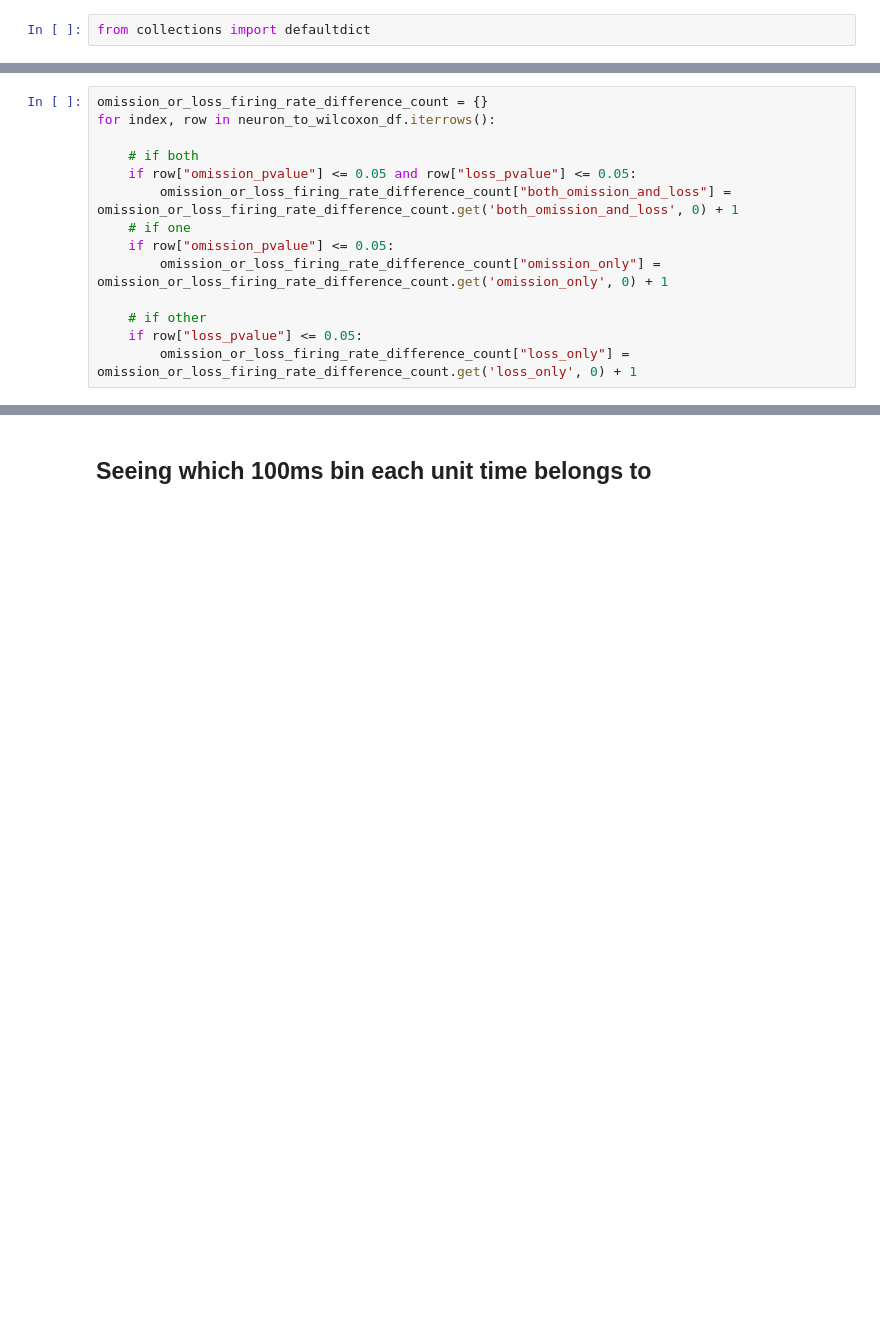
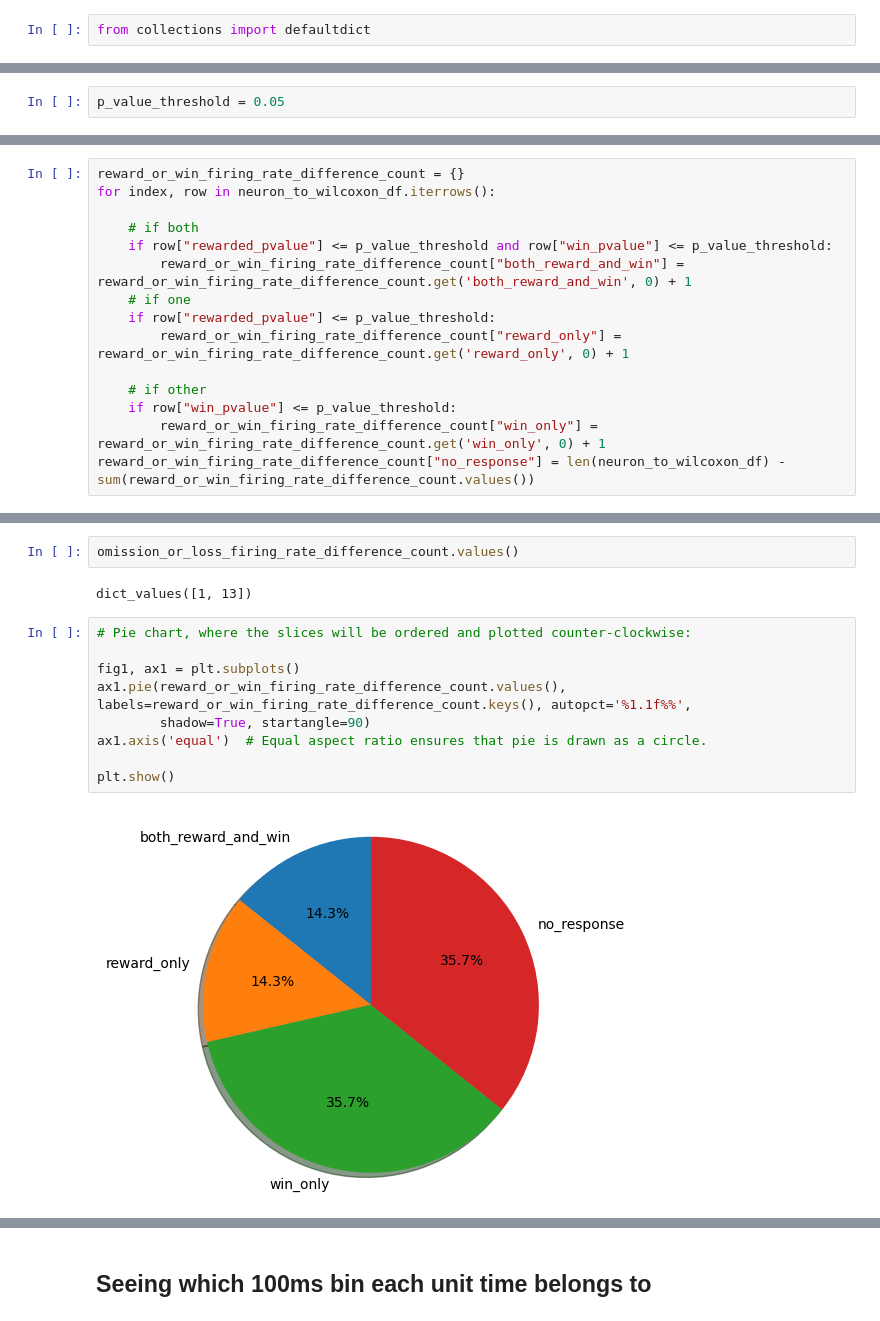
Before and after one commit to padillacoreanolab/reward_competition_ephys_analysis_with_omission_and_divider_controls, a Jupyter notebook: results/2022_12_11_om_and_comp_20221214_125409_subj_6_1_and_6_3/subject_6_1/07_spike_plotting.ipynb, the cells around one changed output, grey strips where cells are left out. Cells and saved outputs as stored; diff of their text form; blank space fills up the shorter version.

Commit message:
nb: wilcoxon piechart

```diff
--- a/results/2022_12_11_om_and_comp_20221214_125409_subj_6_1_and_6_3/subject_6_1/07_spike_plotting.ipynb
+++ b/results/2022_12_11_om_and_comp_20221214_125409_subj_6_1_and_6_3/subject_6_1/07_spike_plotting.ipynb
@@ -589,14 +245,0 @@ reward_or_win_firing_rate_difference_count
-# %%
-omission_or_loss_firing_rate_difference_count = {}
-for index, row in neuron_to_wilcoxon_df.iterrows():
-
-    # if both
-    if row["omission_pvalue"] <= 0.05 and row["loss_pvalue"] <= 0.05:
-        omission_or_loss_firing_rate_difference_count["both_omission_and_loss"] = omission_or_loss_firing_rate_difference_count.get('both_omission_and_loss', 0) + 1
-    # if one
-    if row["omission_pvalue"] <= 0.05:
-        omission_or_loss_firing_rate_difference_count["omission_only"] = omission_or_loss_firing_rate_difference_count.get('omission_only', 0) + 1
-
-    # if other
-    if row["loss_pvalue"] <= 0.05:
-        omission_or_loss_firing_rate_difference_count["loss_only"] = omission_or_loss_firing_rate_difference_count.get('loss_only', 0) + 1
@@ -695,0 +539,2 @@ for key, value in within_interval_unit_times.items():
+# %%
+p_value_threshold = 0.05
@@ -695,0 +573,15 @@ for key, value in within_interval_unit_times.items():
+# %%
+reward_or_win_firing_rate_difference_count = {}
+for index, row in neuron_to_wilcoxon_df.iterrows():
+
+    # if both
+    if row["rewarded_pvalue"] <= p_value_threshold and row["win_pvalue"] <= p_value_threshold:
+        reward_or_win_firing_rate_difference_count["both_reward_and_win"] = reward_or_win_firing_rate_difference_count.get('both_reward_and_win', 0) + 1
+    # if one
+    if row["rewarded_pvalue"] <= p_value_threshold:
+        reward_or_win_firing_rate_difference_count["reward_only"] = reward_or_win_firing_rate_difference_count.get('reward_only', 0) + 1
+
+    # if other
+    if row["win_pvalue"] <= p_value_threshold:
+        reward_or_win_firing_rate_difference_count["win_only"] = reward_or_win_firing_rate_difference_count.get('win_only', 0) + 1
+reward_or_win_firing_rate_difference_count["no_response"] = len(neuron_to_wilcoxon_df) - sum(reward_or_win_firing_rate_difference_count.values())
@@ -695,0 +607,15 @@ for key, value in within_interval_unit_times.items():
+# %%
+omission_or_loss_firing_rate_difference_count.values()
+# %% [output]
+dict_values([1, 13])
+# %%
+# Pie chart, where the slices will be ordered and plotted counter-clockwise:
+
+fig1, ax1 = plt.subplots()
+ax1.pie(reward_or_win_firing_rate_difference_count.values(), labels=reward_or_win_firing_rate_difference_count.keys(), autopct='%1.1f%%',
+        shadow=True, startangle=90)
+ax1.axis('equal')  # Equal aspect ratio ensures that pie is drawn as a circle.
+
+plt.show()
+# %% [output]
+[figure, added]
```
Also changed, not shown: parts of 171 cells of this notebook.
